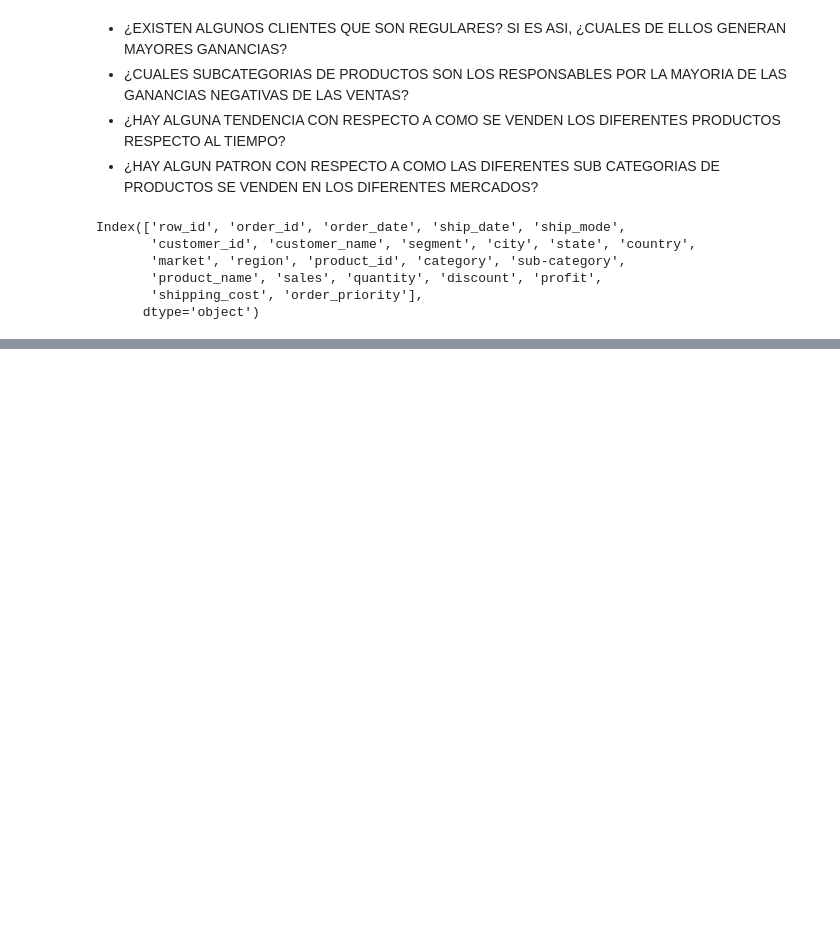
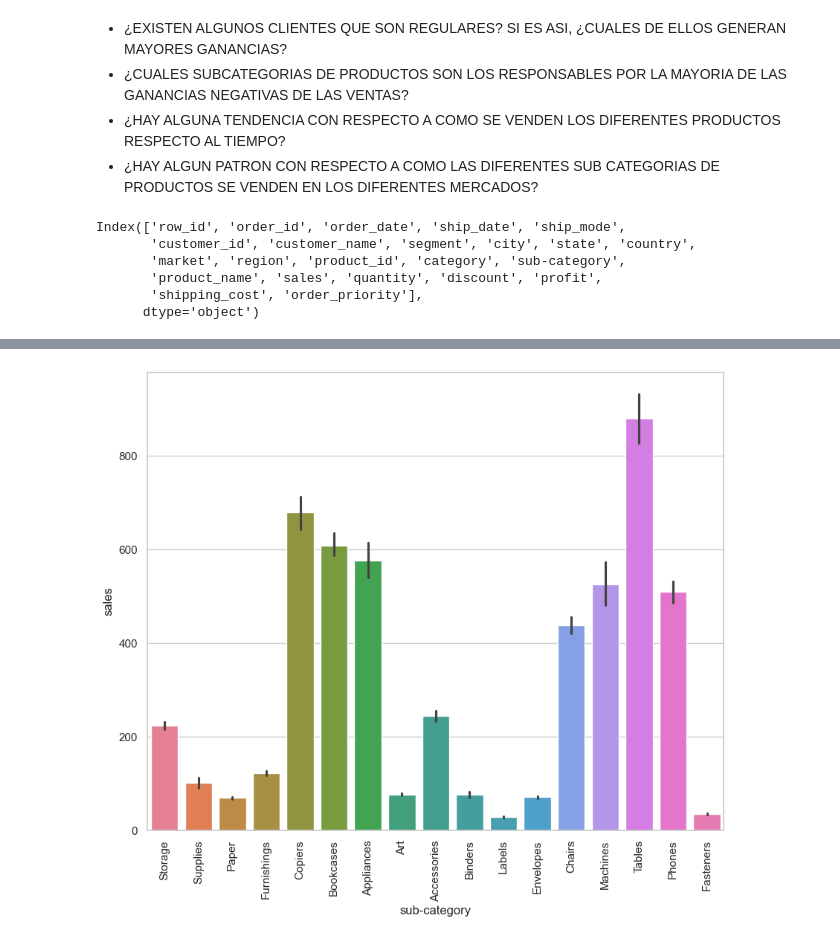
Before and after one commit to TheNurseProgrammer/Proyect_Bedu_Mod4, a Jupyter notebook: Proyecto_Mod4.ipynb, the cells around one changed output, grey strips where cells are left out. Saved outputs shown, nothing was run; the diff lists cells and outputs as text; code cells hidden in the pictures; blank space fills up the shorter version.

```diff
--- a/Proyecto_Mod4.ipynb
+++ b/Proyecto_Mod4.ipynb
@@ -539,0 +619,7 @@ sns.barplot(x='customer_name', y='Count', data=df_cliente_profit)
+# %%
+plt.figure(figsize=(10,8))
+sns.barplot(data=df, x='sub-category', y='sales', hue='sub-category')
+plt.xticks(rotation=90)
+plt.show()
+# %% [output]
+[figure, added]
```
Also changed, not shown: parts of 32 cells of this notebook.
